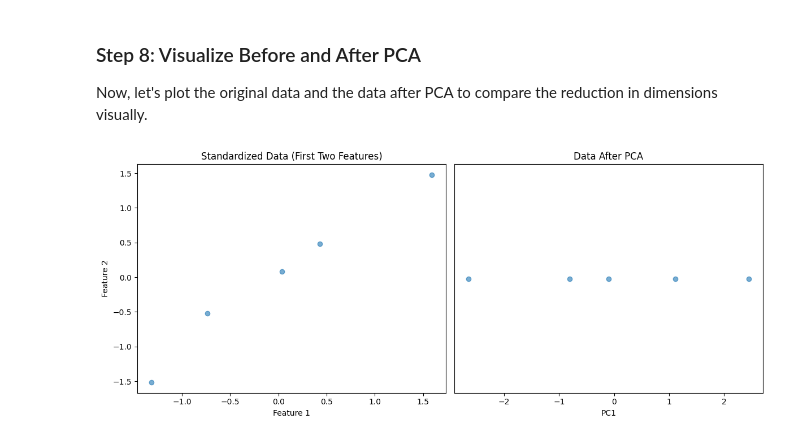
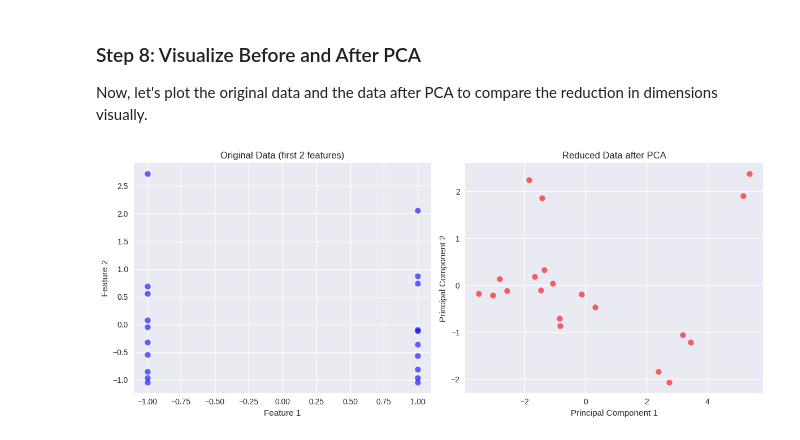
Before and after one commit to Rachel-png-coder/PCA-Formative, a Jupyter notebook: PCA_Formative_1.ipynb, the cells around one changed output. Saved outputs shown, nothing was run; the diff lists cells and outputs as text; code cells hidden in the pictures.

```diff
--- a/PCA_Formative_1.ipynb
+++ b/PCA_Formative_1.ipynb
@@ -102,0 +162,15 @@ array([[ 1.11464888],
+# %%
+# Step 6: Project Data onto Principal Components
+
+
+# Decide number of principal components to keep
+num_components = 2  # change this number based on explained variance
+
+# Select the top 'num_components' eigenvectors
+top_eigenvectors = sorted_eigenvectors[:, :num_components]
+
+# Project standardized data onto these principal components
+reduced_data = standardized_data @ top_eigenvectors
+
+# Display first 5 rows of reduced data
+print(reduced_data[:5])
@@ -118,39 +198,28 @@ array([[ 1.11464888],
 ### Step 8: Visualize Before and After PCA
 Now, let's plot the original data and the data after PCA to compare the reduction in dimensions visually.
 # %%
+## Step 8: Visualize Before and After PCA
+import matplotlib.pyplot as plt
+
 # Step 8: Visualize Before and After PCA
 
-
 # Plot original data (first two features for simplicity)
-
-
-# Plot reduced data after PCA
-import matplotlib.pyplot as plt
-
-# Plot standardized original data (first two features for visualization)
 plt.figure(figsize=(12, 5))
 
 plt.subplot(1, 2, 1)
-plt.scatter(Z[:, 0], Z[:, 1], alpha=0.6)
-plt.title("Standardized Data (First Two Features)")
-plt.xlabel("Feature 1")
-plt.ylabel("Feature 2")
+plt.scatter(standardized_data[:, 0], standardized_data[:, 1], c='blue', alpha=0.6)
+plt.title('Original Data (first 2 features)')
+plt.xlabel('Feature 1')
+plt.ylabel('Feature 2')
 
-# Plot reduced data after PCA
+# Plot reduced data after PCA (first two principal components)
 plt.subplot(1, 2, 2)
-# If reduced to 1 component, plot PC1 vs 0 (dummy y-axis)
-if reduced_data.shape[1] == 1:
-    plt.scatter(reduced_data[:, 0], np.zeros_like(reduced_data[:, 0]), alpha=0.6)
-    plt.ylabel("")  # Hide y-axis label
-else:
-    plt.scatter(reduced_data[:, 0], reduced_data[:, 1], alpha=0.6)
-    plt.ylabel("PC2")
-
-plt.title("Data After PCA")
-plt.xlabel("PC1")
-plt.yticks([])  # Remove y-axis ticks if 1D
+plt.scatter(reduced_data[:, 0], reduced_data[:, 1], c='red', alpha=0.6)
+plt.title('Reduced Data after PCA')
+plt.xlabel('Principal Component 1')
+plt.ylabel('Principal Component 2')
 
 plt.tight_layout()
 plt.show()
 # %% [output]
-[figure, old version]
+[figure, new version]
```
Also changed, not shown: parts of 9 cells of this notebook, 1 other file.
